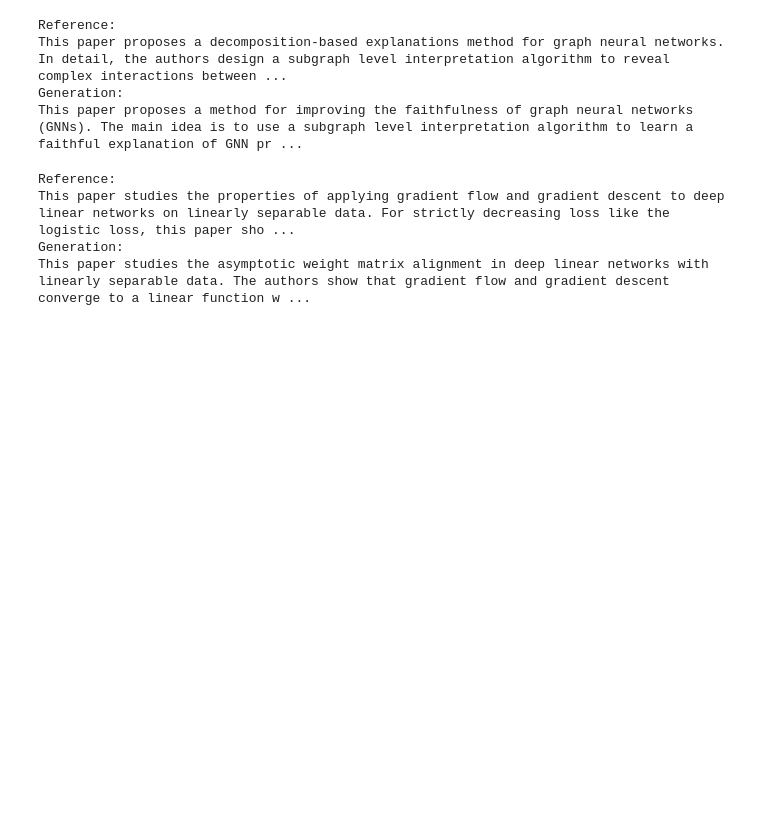
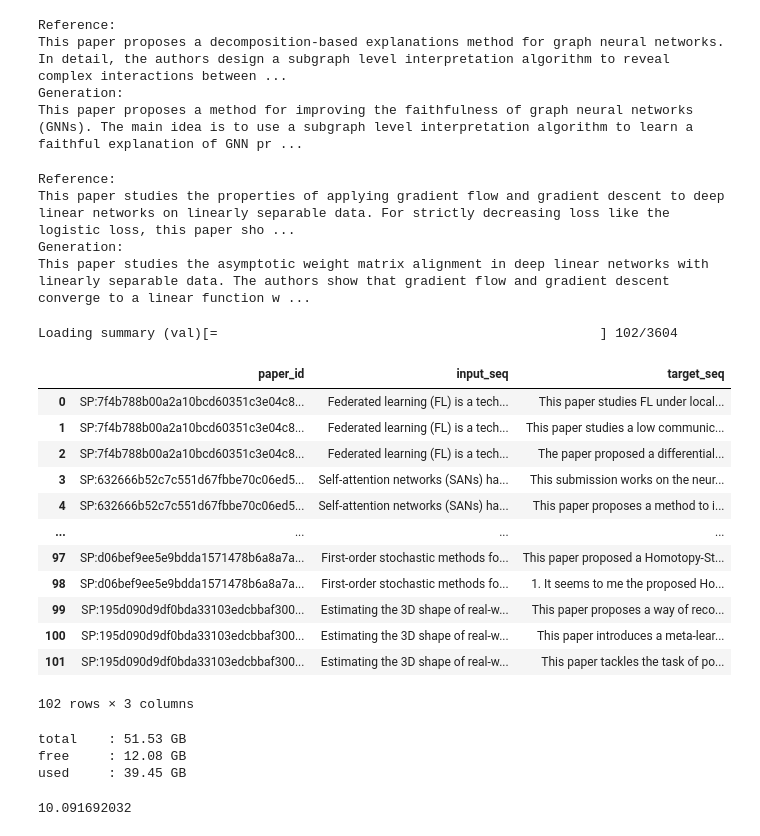
Before and after one commit to Thetang-145/My_Thesis_Playground, a Jupyter notebook: MyCode/Evaluation.ipynb, the cells around one changed output. Cells and saved outputs as stored; diff of their text form; code cells hidden in the pictures; blank space fills up the shorter version.

Commit message:
run full text abstract

```diff
--- a/MyCode/Evaluation.ipynb
+++ b/MyCode/Evaluation.ipynb
@@ -204,3 +204,55 @@ Reference:
 This paper studies the properties of applying gradient flow and gradient descent to deep linear networks on linearly separable data. For strictly decreasing loss like the logistic loss, this paper sho ...
 Generation:
 This paper studies the asymptotic weight matrix alignment in deep linear networks with linearly separable data. The authors show that gradient flow and gradient descent converge to a linear function w ...
+# %%
+import sys
+
+def getDataset(data_split):
+    main_path = str((Path().absolute()).parents[0])
+    filepath = f"{main_path}/MuP_sum/dataset/{RAWDATAFILES[data_split]}"
+    with open(filepath, 'r') as json_file:
+        json_list = list(json_file)
+    dataset_list = []
+    data_len = len(json_list)
+    for i, json_str in enumerate(json_list):
+        data = json.loads(json_str)
+        dataset_list.append({
+            "paper_id": data["paper_id"],
+            "input_seq": data["paper"]["abstractText"],
+            "target_seq": data["summary"]
+        })
+        if i>100: break
+    return pd.DataFrame(dataset_list)
+# %%
+getDataset("val")
+# %% [output]
+Loading summary (val)[=                                                 ] 102/3604
+|  | paper_id | input_seq | target_seq |
+| 0 | SP:7f4b788b00a2a10bcd60351c3e04c8... | Federated learning (FL) is a tech... | This paper studies FL under local... |
+| 1 | SP:7f4b788b00a2a10bcd60351c3e04c8... | Federated learning (FL) is a tech... | This paper studies a low communic... |
+| 2 | SP:7f4b788b00a2a10bcd60351c3e04c8... | Federated learning (FL) is a tech... | The paper proposed a differential... |
+| 3 | SP:632666b52c7c551d67fbbe70c06ed5... | Self-attention networks (SANs) ha... | This submission works on the neur... |
+| 4 | SP:632666b52c7c551d67fbbe70c06ed5... | Self-attention networks (SANs) ha... | This paper proposes a method to i... |
+| ... | ... | ... | ... |
+| 97 | SP:d06bef9ee5e9bdda1571478b6a8a7a... | First-order stochastic methods fo... | This paper proposed a Homotopy-St... |
+| 98 | SP:d06bef9ee5e9bdda1571478b6a8a7a... | First-order stochastic methods fo... | 1. It seems to me the proposed Ho... |
+| 99 | SP:195d090d9df0bda33103edcbbaf300... | Estimating the 3D shape of real-w... | This paper proposes a way of reco... |
+| 100 | SP:195d090d9df0bda33103edcbbaf300... | Estimating the 3D shape of real-w... | This paper introduces a meta-lear... |
+| 101 | SP:195d090d9df0bda33103edcbbaf300... | Estimating the 3D shape of real-w... | This paper tackles the task of po... |
+102 rows × 3 columns
+# %%
+from pynvml import *
+nvmlInit()
+h = nvmlDeviceGetHandleByIndex(0)
+info = nvmlDeviceGetMemoryInfo(h)
+print(f'total    : {(info.total/1e9):.2f} GB')
+print(f'free     : {(info.free/1e9):.2f} GB')
+print(f'used     : {(info.used/1e9):.2f} GB')
+# %% [output]
+total    : 51.53 GB
+free     : 12.08 GB
+used     : 39.45 GB
+# %%
+info.used/1e9
+# %% [output]
+10.091692032
```
Also changed, not shown: parts of 2 cells of this notebook, 3 other files.
